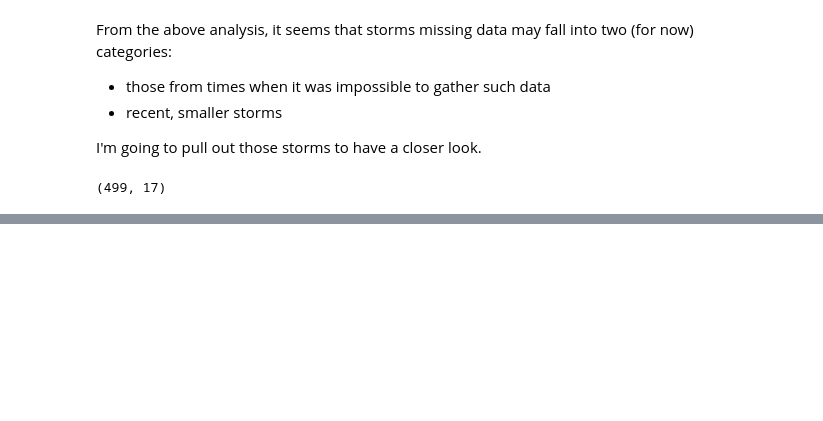
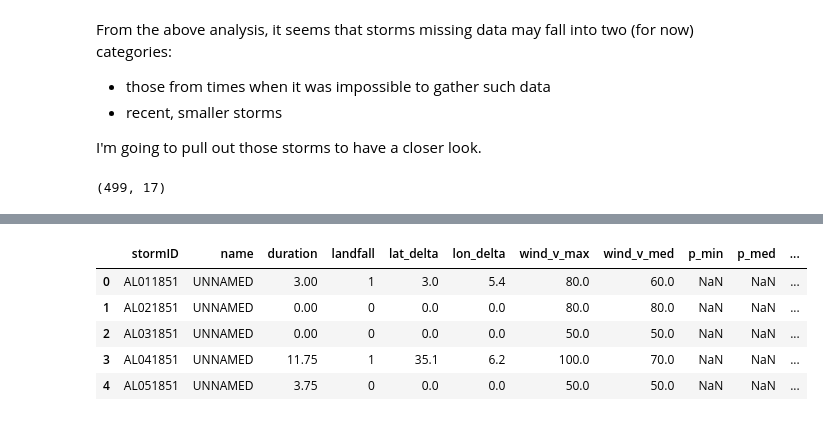
Before and after one commit to adamsxs/metis_project_02, a Jupyter notebook: weather_regression/NOAA_Hurdat_2.ipynb, the cells around one changed output, grey strips where cells are left out. Cells and saved outputs as stored; diff of their text form; code cells hidden in the pictures; blank space fills up the shorter version.

```diff
--- a/weather_regression/NOAA_Hurdat_2.ipynb
+++ b/weather_regression/NOAA_Hurdat_2.ipynb
@@ -343,0 +377,11 @@ storms_na[storms_na.landfall == 1].shape
+# %%
+# Change duration to numeric value in days
+ind_storms['duration'] = ind_storms.duration.apply(lambda x: x.total_seconds()/86400)
+ind_storms.head()
+# %% [output]
+|  | stormID | name | duration | landfall | lat_delta | lon_delta | wind_v_max | wind_v_med | p_min | p_med | ... |
+| 0 | AL011851 | UNNAMED | 3.00 | 1 | 3.0 | 5.4 | 80.0 | 60.0 | NaN | NaN | ... |
+| 1 | AL021851 | UNNAMED | 0.00 | 0 | 0.0 | 0.0 | 80.0 | 80.0 | NaN | NaN | ... |
+| 2 | AL031851 | UNNAMED | 0.00 | 0 | 0.0 | 0.0 | 50.0 | 50.0 | NaN | NaN | ... |
+| 3 | AL041851 | UNNAMED | 11.75 | 1 | 35.1 | 6.2 | 100.0 | 70.0 | NaN | NaN | ... |
+| 4 | AL051851 | UNNAMED | 3.75 | 0 | 0.0 | 0.0 | 50.0 | 50.0 | NaN | NaN | ... |
```
Also changed, not shown: parts of 6 cells of this notebook, 4 other files.
